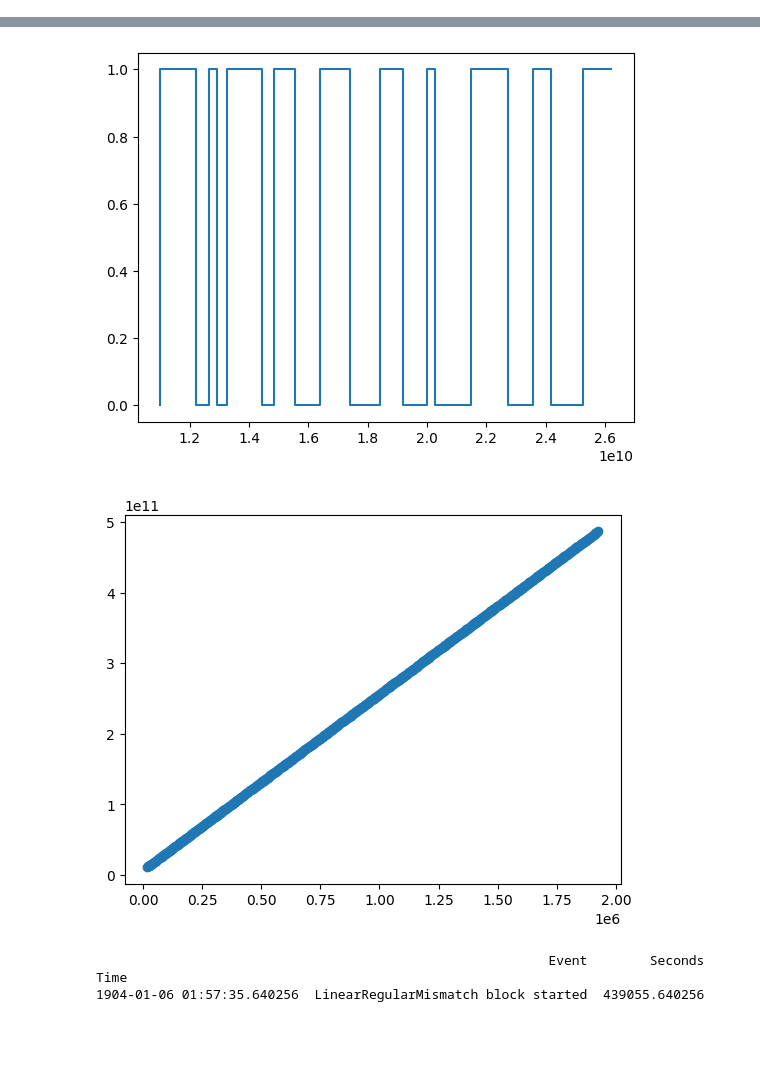
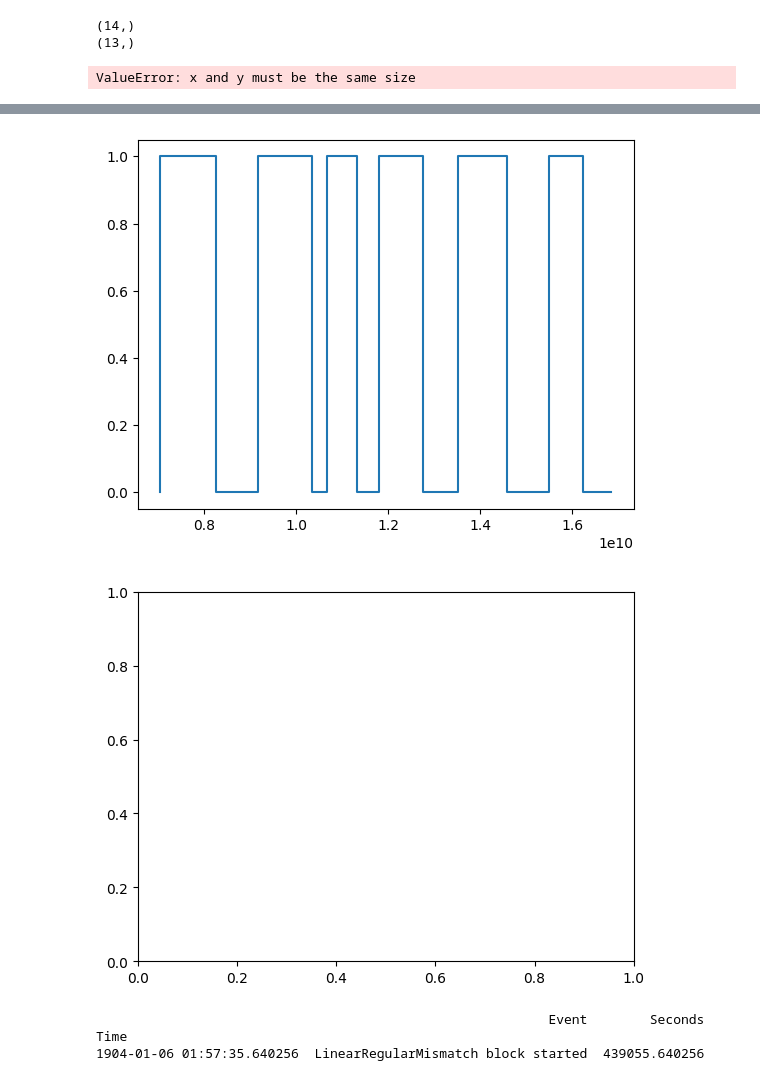
Before and after one commit to neurogears/vestibular-vr, a Jupyter notebook: analysis/photometry_sync_example.ipynb, the cells around one changed output, grey strips where cells are left out. Saved outputs shown, nothing was run; the diff lists cells and outputs as text; code cells hidden in the pictures; blank space fills up the shorter version.

```diff
--- a/analysis/photometry_sync_example.ipynb
+++ b/analysis/photometry_sync_example.ipynb
@@ -14,8 +14,8 @@ from dotmap import DotMap
 import aeon.io.api as api
 import os
 
-root_folder = r'C:/Users/neurogears/source/repos/vestibular-vr/temp_data/2024-08-23T12-51-05_B3M7/HARP/2024-08-23T12-51-05_B3M7/2024-08-23T12-51-05_B3M7/'
-root_folder_photometry = r'C:/Users/neurogears/source/repos/vestibular-vr/temp_data/2024-08-23T12-51-05_B3M7/Photometry/2024_08_23-14_54_36/2024_08_23-14_54_36/'
+root_folder = r'C:/Users/erski/source/repos/neurogears/vestibular-vr/temp_data/2025-01-13T15-47-26/'
+root_folder_photometry = r'C:/Users/erski/source/repos/neurogears/vestibular-vr/temp_data/2025-01-13T15-47-26/2025_01_13-16_53_16'
 
 h1_reader = harp.create_reader('h1-device.yml', epoch=harp.REFERENCE_EPOCH)
 h2_reader = harp.create_reader('h2-device.yml', epoch=harp.REFERENCE_EPOCH)
@@ -24,10 +24,11 @@ experiment_events_reader = utils.TimestampedCsvReader("ExperimentEvents", column
 framecount_reader = utils.TimestampedCsvReader("OnixAnalogFrameCount", columns=["Index"])
 photometry_reader = utils.PhotometryReader("Fluorescence")
 video_reader = utils.Video("VideoData1")
-onix_digital_reader = utils.TimestampedCsvReader("OnixDigital", columns=["Buttons", "Links", "Port", "Clock", "HubSyncCounter"])
+onix_digital_reader = utils.TimestampedCsvReader("OnixDigital", columns=["Clock", "HubClock", "DigitalInputs", "Buttons"])
+onix_harp_reader = utils.TimestampedCsvReader("OnixHarp", columns=["Clock", "HubClock", "HarpTime"])
 
-h1_datafolder = r'C:/Users/neurogears/source/repos/vestibular-vr/temp_data/2024-08-23T12-51-05_B3M7/HARP/2024-08-23T12-51-05_B3M7/2024-08-23T12-51-05_B3M7/HarpDataH1/'
-h2_datafolder = r'C:/Users/neurogears/source/repos/vestibular-vr/temp_data/2024-08-23T12-51-05_B3M7/HARP/2024-08-23T12-51-05_B3M7/2024-08-23T12-51-05_B3M7/HarpDataH2/'
+h1_datafolder = r'C:/Users/erski/source/repos/neurogears/vestibular-vr/temp_data/2025-01-13T15-47-26//HarpDataH1/'
+h2_datafolder = r'C:/Users/erski/source/repos/neurogears/vestibular-vr/temp_data/2025-01-13T15-47-26//HarpDataH2/'
 # %%
 # read experiment metadata
 session_settings = utils.load(session_data_reader, root_folder)
@@ -39,10 +40,10 @@ DotMap(randomDelay=0.0, minumumDelay=1.0, haltTime=1.0, haltGain=1.0)
 # read harp streams, experiment events, video
 flow_sensor = utils.load_harp(h1_reader.OpticalTrackingRead, h1_datafolder)
 camera_triggers = utils.load_harp(h1_reader.Cam0Event, h1_datafolder)
-immediate_pulses = utils.load_harp(h2_reader.ImmediatePulses, h2_datafolder)
+# immediate_pulses = utils.load_harp(h2_reader.ImmediatePulses, h2_datafolder)
 analog_input = utils.load_harp(h2_reader.AnalogInput, h2_datafolder)
 experiment_events = utils.load(experiment_events_reader, root_folder)
-video_data = utils.load(video_reader, root_folder)
+# video_data = utils.load(video_reader, root_folder)
 # %%
 print(experiment_events)
 
@@ -79,6 +68,10 @@ analog_frame_count = utils.load(framecount_reader, root_folder)
 # load onix digital data
 digital_data = utils.load(onix_digital_reader, root_folder)
 
+# load harp timestamps
+onix_harp = utils.load(onix_harp_reader, root_folder)
+onix_harp["HarpTime"] = onix_harp["HarpTime"] + 1 # known issue with current version of ONIX, harp timestamps lag 1 second
+
 # directly read an onix analog data / clock bin file
 analog_data = utils.read_onix_analog_data(root_folder, "OnixAnalogData", np.int16)
 analog_clock = utils.read_onix_analog_clock(root_folder, "OnixAnalogClock", np.uint64)
@@ -90,17 +83,15 @@ print(analog_data.shape[0], analog_clock.shape[0], analog_frame_count["Index"][-
 # %%
 # define conversion functions between timestamps (onix to harp)
-clock = analog_clock[99::100] # downsample analog clock from the first fully collected frame, in frames
-frame = analog_frame_count["Seconds"][0:-1] # corresponding frame harp time
+clock = onix_harp["Clock"] # ONIX hardware clock
+harp = onix_harp["HarpTime"] # corresponding harp time
 
-print(frame)
-
-o_m, o_b = np.polyfit(clock, frame, 1)
+o_m, o_b = np.polyfit(clock, harp, 1)
 onix_to_harp_seconds = lambda x: x*o_m + o_b
 onix_to_harp_timestamp = lambda x: api.aeon(onix_to_harp_seconds(x))
 harp_to_onix_clock = lambda x: (x - o_b) / o_m
 
-window = range(0, 200)
+window = range(0, 10)
 plt.figure()
-plt.scatter(clock[window], frame[window], c='k', s=2)
+plt.scatter(clock[window], harp[window], c='k', s=2)
 plt.plot(clock[window], onix_to_harp_seconds(clock[window]), c='r')
 # %% [output]
@@ -139,9 +116,9 @@ photometry_sync_events = photometry_sync_events[~photometry_sync_events.isna()]
 photometry_sync_events = photometry_sync_events.transform(lambda x: int(x.split('*')[2])) # Extract channel value
 
 # extract corresponding events in onix
-digital_data["_sync_line"] = 1 - digital_data["Port"] & 1
+digital_data["_sync_line"] = 1 - digital_data["DigitalInputs"] & 1
 
-window = range(0, 20)
+window = range(0, 13)
 plt.figure()
 plt.step(photometry_sync_events.index[window], photometry_sync_events.values[window])
 
@@ -157,3 +134,6 @@ photometry_to_onix_time = lambda x: x*m + b
 photometry_to_harp_time = lambda x: onix_to_harp_timestamp(photometry_to_onix_time(x))
 onix_time_to_photometry = lambda x: (x - b) / m
 # %% [output]
+(14,)
+(13,)
+ValueError: x and y must be the same size
@@ -161,5 +141,5 @@ onix_time_to_photometry = lambda x: (x - b) / m
-[figure, old version]
+[figure, new version]
-[figure, old version]
+[figure, new version]
 # %%
 # example, see harp data, experiment events, onix data for a given window, synchronised.
 # where did the LinearRegularMismatch block start (approximately)?
```
Also changed, not shown: parts of 6 cells of this notebook.
